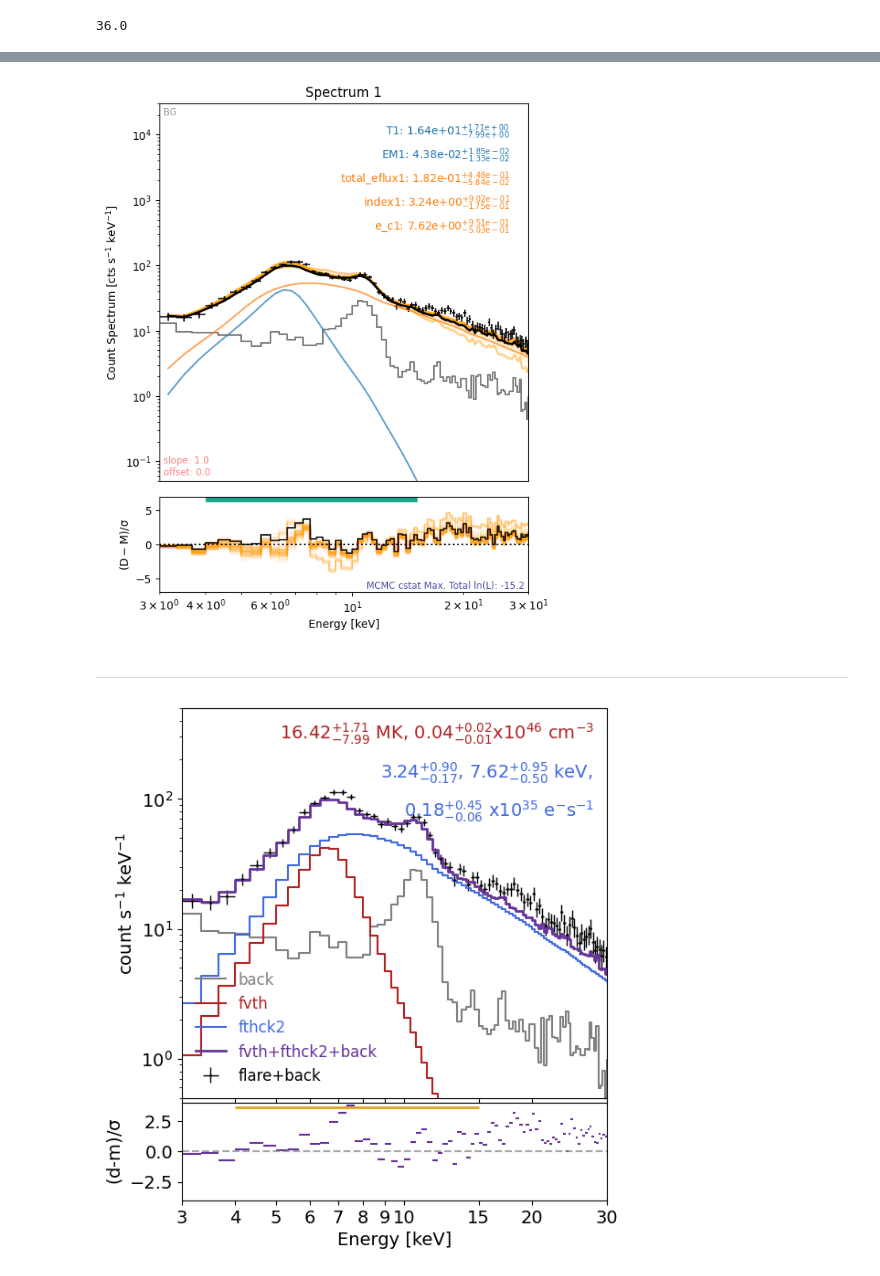
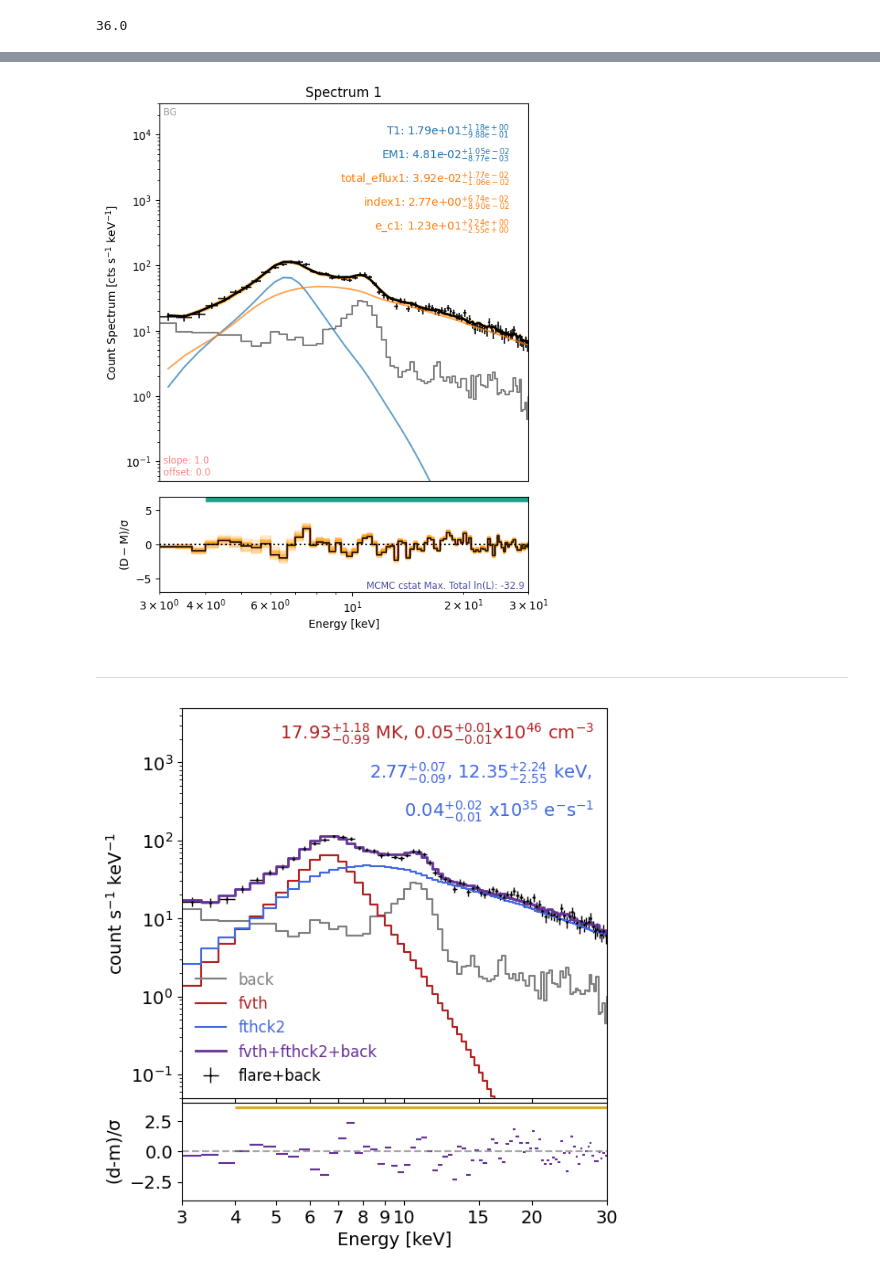
Before and after one commit to ianan/sks_examples, a Jupyter notebook: sks_fit_rhessi_weeflare.ipynb, the cells around one changed output, grey strips where cells are left out. Saved outputs shown, nothing was run; the diff lists cells and outputs as text; code cells hidden in the pictures.

```diff
--- a/sks_fit_rhessi_weeflare.ipynb
+++ b/sks_fit_rhessi_weeflare.ipynb
@@ -124,15 +128,15 @@ Table masked=True length=6
 # %%
-# Just fit thermal part first and set the bounds
-fitter.energy_fitting_range = [4,8]
+# Fit setup and ranges optimised for this data (3-36 keV) and harder microflares
+fitter.energy_fitting_range = [4,10]
 fitter.params["T1_spectrum1"] = {"Value":10, "Bounds":(7, 20)}
 fitter.params["EM1_spectrum1"] = {"Value":1, "Bounds":(1e-2, 1e2)}
 fitter.params["total_eflux1_spectrum1"] = {"Status":"fix", "Value":0.9, "Bounds":(1e-2, 1e2)}
-fitter.params["index1_spectrum1"] = {"Status":"fix", "Value":6, "Bounds":(3, 12)}
-fitter.params["e_c1_spectrum1"] = {"Status":"fix", "Value":15, "Bounds":(7, 30)}
+fitter.params["index1_spectrum1"] = {"Status":"fix", "Value":6, "Bounds":(2, 12)}
+fitter.params["e_c1_spectrum1"] = {"Status":"fix", "Value":15, "Bounds":(5, 30)}
 spec_fit = fitter.fit()
 
 # Then non-thermal fit higher energy
-fitter.energy_fitting_range = [8,15]
+fitter.energy_fitting_range = [12,33]
 fitter.params["T1_spectrum1"] = "fix"
 fitter.params["EM1_spectrum1"] = "fix"
 fitter.params["total_eflux1_spectrum1"] = "free"
@@ -141,7 +145,7 @@ fitter.params["e_c1_spectrum1"] = "free"
 spec_fit = fitter.fit()
 
 # The do the full range
-fitter.energy_fitting_range = [4,15]
+fitter.energy_fitting_range = [4,33]
 fitter.params["T1_spectrum1"] = "free"
 fitter.params["EM1_spectrum1"] = "free"
 fitter.params["total_eflux1_spectrum1"] = "free"
@@ -200,8 +193,6 @@ corner_plot = fitter.corner_mcmc()
 # rhessi_reloaded = load(save_filename)
 # %%
 # Plot the spectrum using the mcmc fit results
-# Plot final spectral results.
-
 plt.figure(figsize=spec_single_plot_size)
 axes, res_axes = fitter.plot()
 for a in axes:
@@ -210,7 +201,7 @@ for a in axes:
     a.set_xscale("log")
 plt.show()
 # %% [output]
-[figure, old version]
+[figure, new version]
 # %% [markdown]
 ------
 # %%
@@ -270,7 +261,7 @@ ns=len(stepe)
 plt.rcParams['font.size'] = 14
 yrlim=[-4,4]
 xlim=[3,22]
-ylim= [5e-1,5e2]
+ylim= [5e-2,5e3]
 gs_kw = dict(height_ratios=[4,1],hspace=0.02,wspace=0.05)
 fig, axs = plt.subplots(ncols=1, nrows=2, constrained_layout=False,
                              gridspec_kw=gs_kw,figsize=(6,7))
@@ -287,34 +278,34 @@ axs[0].text(0.97,0.92,tmks+'$^{+'+tmkups+'}_{-'+tmkdns+'}$ MK, '+\
 
 axs[0].text(0.97,0.82,inds+'$^{+'+indups+'}_{-'+inddns+'}$, '+\
             ecs+'$^{+'+ecups+'}_{-'+ecdns+'}$ keV, ',
               color='royalblue',ha='right',transform=axs[0].transAxes)
 axs[0].text(0.97,0.72,nts+'$^{+'+ntups+'}_{-'+ntdns+'}$ x10$^{35}$ e$^{-}$s$^{-1}$',\
               color='royalblue',ha='right',transform=axs[0].transAxes)
 axs[1].hlines(resid,stepe[0:-1],stepe[1:],color='rebeccapurple',lw=1.5)
 
 axs[0].set_ylabel('count s$^{-1}$ keV$^{-1}$')
 
 axs[0].set_ylabel('count s$^{-1}$ keV$^{-1}$')
 axs[0].set_xlabel(" ")
 axs[0].set_yscale("log")
 axs[0].set_ylim(ylim)
 
 
 axs[1].set_ylabel("(d-m)/$\sigma$")
 axs[1].set_ylim(yrlim)
 axs[1].set_xlabel("Energy [keV]")
 axs[1].hlines(0.0,xlims[0],xlims[1],color='grey',linestyle="--",alpha=0.7)
 axs[1].hlines(yrlim[1]*0.9,fiter[0],fiter[1],color='goldenrod',lw=2)
 
 for aaxx in axs:
     aaxx.set_xlim(xlim)
     aaxx.set_xscale("log")
     aaxx.set_xticks([3,4,5,6,7,8,9,10,15,20,30])
     aaxx.get_xaxis().set_major_formatter(matplotlib.ticker.ScalarFormatter())
 axs[0].set_xticklabels([])
 plt.show()
 # %% [output]
-[figure, old version]
+[figure, new version]
 # %%
 # Do the more standard plot of data-background
 # Now do a nicer plot with x-axis log labels again
```
Also changed, not shown: parts of 9 cells of this notebook, 1 other file.
